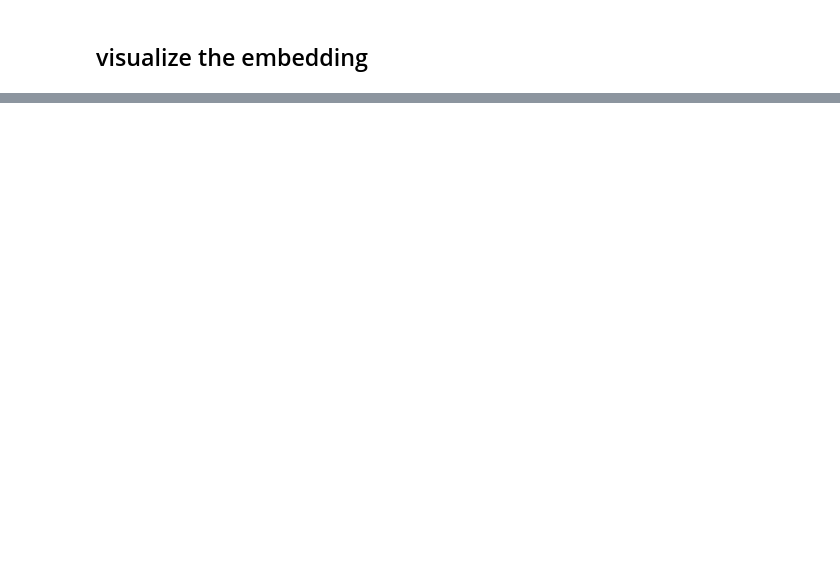
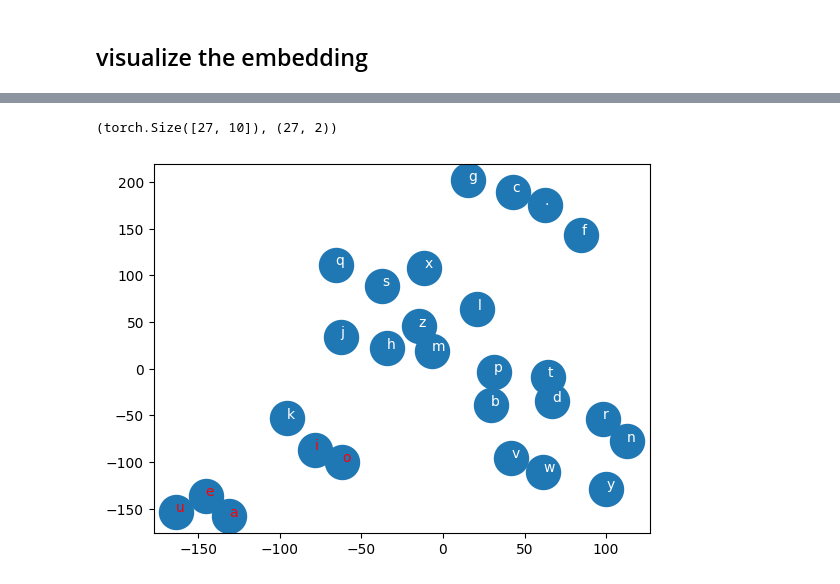
Before and after one commit to steve-z-seattle/neural-language-models, a Jupyter notebook: lm/nlm.ipynb, the cells around one changed output, grey strips where cells are left out. Saved outputs shown, nothing was run; the diff lists cells and outputs as text; code cells hidden in the pictures; blank space fills up the shorter version.

```diff
--- a/lm/nlm.ipynb
+++ b/lm/nlm.ipynb
@@ -134,10 +135,2 @@ eval_dataset(Xdv, Ydv)
 # %% [markdown]
 ## visualize the embedding
-# %%
-plt.scatter(C[:,0].data, C[:,1].data, s=400)
-for i in range(C.shape[0]):
-    if itos[i] in 'aeiou':
-        c = 'red'
-    else:
-        c = 'white'
-    plt.text(C[i,0].item(), C[i,1].item(), itos[i], color=c)
@@ -145,0 +139,5 @@ for i in range(C.shape[0]):
+# %%
+tsne = TSNE(n_components=2, verbose=1, random_state=123, perplexity=5)
+# tsne = TSNE(n_components=2, verbose=1, random_state=123)
+# %%
+z = tsne.fit_transform(C.detach().numpy())
@@ -145,0 +152,14 @@ for i in range(C.shape[0]):
+# %%
+C.shape, z.shape
+# %% [output]
+(torch.Size([27, 10]), (27, 2))
+# %%
+plt.scatter(z[:,0].data, z[:,1].data, s=600)
+for i in range(z.shape[0]):
+    if itos[i] in 'aeiou':
+        c = 'red'
+    else:
+        c = 'white'
+    plt.text(z[i,0].item(), z[i,1].item(), itos[i], color=c)
+# %% [output]
+[figure, added]
```
Also changed, not shown: parts of 9 cells of this notebook, 1 other file.
